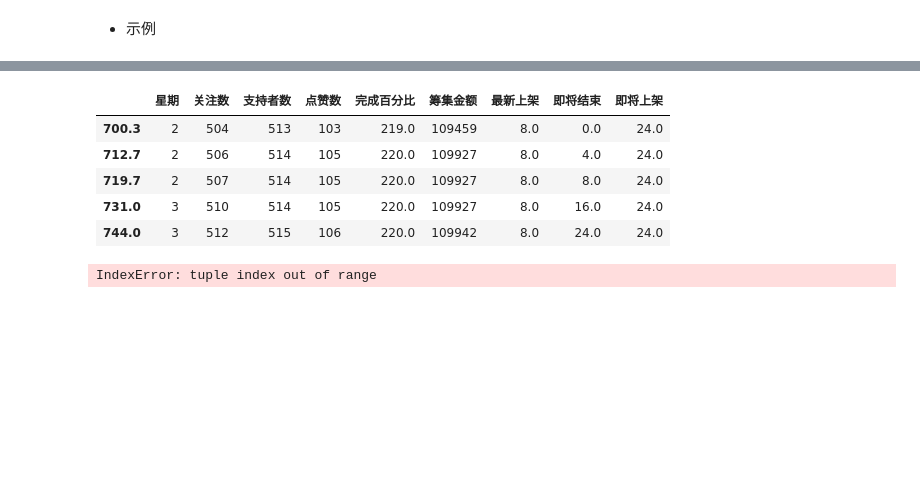
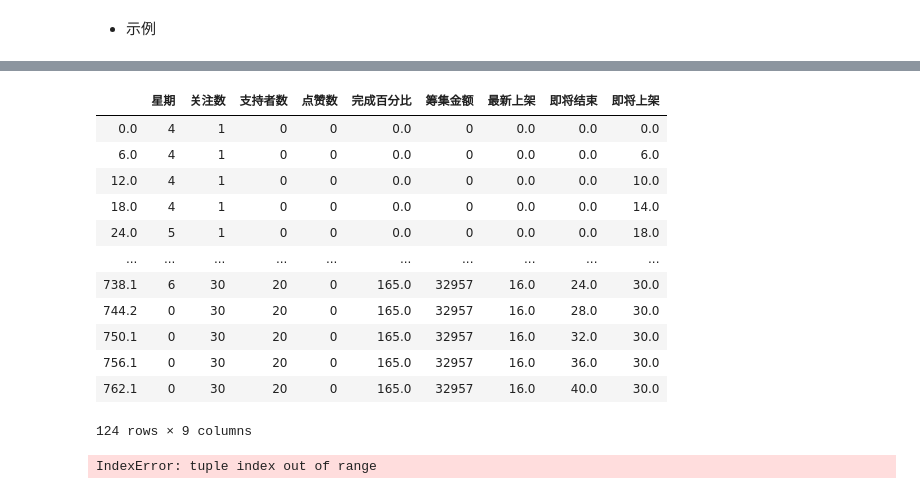
Before and after one commit to uscxiaoyu/crowdFundingDA, a Jupyter notebook: Data-analysis-Bass.ipynb, the cells around one changed output, grey strips where cells are left out. Cells and saved outputs as stored; diff of their text form; code cells hidden in the pictures; blank space fills up the shorter version.

```diff
--- a/Data-analysis-Bass.ipynb
+++ b/Data-analysis-Bass.ipynb
@@ -9,7 +9,7 @@ from bson import ObjectId
 from pymongo import MongoClient
 from scipy.optimize import minimize
 # %%
-client = MongoClient('localhost', 27017)
+client = MongoClient('127.0.0.1', 27017)
 db = client.moniter_crowdfunding
 # %%
 db.list_collection_names()
@@ -108,6 +136,8 @@ def get_demo_data(a_dict, t_dict, pid):
             t_dict[key] = get_demo_data(a_dict[key], {}, pid)
         elif key == "监测时间":
             t_dict[key] = t_dict.get(key, []) + [a_dict[key]]
+        else:
+            pass
 
     return t_dict
 # %% [markdown]
@@ -150,6 +180,6 @@ list(project.find({"状态变换时间0-1": {"$gt": datetime.datetime(2019, 6, 1
 # %%
 try:
-    item = project.find_one({"_id": '115754'})  # 项目历史信息
+    item = project.find_one({"_id": '121291'})  # 项目历史信息
     p_df = to_df(item)  # 转换扩散数据
     t_start, t_end = p_df.index[0], p_df.index[-1]  # 项目扩散数据最早与最晚时间点
     f_page = front_page.find({"监测时间": {"$gte":t_start, "$lte":t_end}},
@@ -176,11 +262,24 @@ except Exception as e:
 # %%
 a_dict = {}  # 初始化
-for index in clean_eff_front_df.index:
-    for col in eff_col_names:
-        if clean_eff_front_df.loc[index, col]:
-            a_dict[col] = a_dict.get(col, []) + [pd.Timedelta(4, unit='hour').to_pytimedelta().total_seconds()/3600]
-        else:
-            a_dict[col] = a_dict.get(col, []) + [0]
+for i, idx in enumerate(clean_eff_front_df.index):
+    if i == 0:
+        for col in eff_col_names:
+            if clean_eff_front_df.loc[idx, col]:
+                a_dict[col] = [6]
+            else:
+                a_dict[col] = [0]
+    else:
+        for col in eff_col_names:
+            if clean_eff_front_df.loc[idx, col]:
+                if a_dict[col][-1] == 0:
+                    a_dict[col] = a_dict[col] + [6]
+                else:
+                    a_dict[col] = a_dict.get(col, []) + [round((clean_eff_front_df.index[i] - \
+                                                      clean_eff_front_df.index[i-1]).
+                                                     to_pytimedelta().total_seconds()\
+                                                     /3600, 0)]
+            else:
+                a_dict[col] = a_dict.get(col, []) + [0]
 
 a_dict_2 = {col: np.cumsum(a_dict[col]) for col in a_dict}
 clean_df = pd.DataFrame(a_dict_2, index=clean_eff_front_df.index)
@@ -203,14 +322,21 @@ t_list = list(map(lambda x : round(x.to_pytimedelta().total_seconds()/3600, 1),
 
 m_df.index = t_list
 # %%
-m_df.tail()
+m_df
 # %% [output]
 |  | 星期 | 关注数 | 支持者数 | 点赞数 | 完成百分比 | 筹集金额 | 最新上架 | 即将结束 | 即将上架 |
-| 700.3 | 2 | 504 | 513 | 103 | 219.0 | 109459 | 8.0 | 0.0 | 24.0 |
-| 712.7 | 2 | 506 | 514 | 105 | 220.0 | 109927 | 8.0 | 4.0 | 24.0 |
-| 719.7 | 2 | 507 | 514 | 105 | 220.0 | 109927 | 8.0 | 8.0 | 24.0 |
-| 731.0 | 3 | 510 | 514 | 105 | 220.0 | 109927 | 8.0 | 16.0 | 24.0 |
-| 744.0 | 3 | 512 | 515 | 106 | 220.0 | 109942 | 8.0 | 24.0 | 24.0 |
+| 0.0 | 4 | 1 | 0 | 0 | 0.0 | 0 | 0.0 | 0.0 | 0.0 |
+| 6.0 | 4 | 1 | 0 | 0 | 0.0 | 0 | 0.0 | 0.0 | 6.0 |
+| 12.0 | 4 | 1 | 0 | 0 | 0.0 | 0 | 0.0 | 0.0 | 10.0 |
+| 18.0 | 4 | 1 | 0 | 0 | 0.0 | 0 | 0.0 | 0.0 | 14.0 |
+| 24.0 | 5 | 1 | 0 | 0 | 0.0 | 0 | 0.0 | 0.0 | 18.0 |
+| ... | ... | ... | ... | ... | ... | ... | ... | ... | ... |
+| 738.1 | 6 | 30 | 20 | 0 | 165.0 | 32957 | 16.0 | 24.0 | 30.0 |
+| 744.2 | 0 | 30 | 20 | 0 | 165.0 | 32957 | 16.0 | 28.0 | 30.0 |
+| 750.1 | 0 | 30 | 20 | 0 | 165.0 | 32957 | 16.0 | 32.0 | 30.0 |
+| 756.1 | 0 | 30 | 20 | 0 | 165.0 | 32957 | 16.0 | 36.0 | 30.0 |
+| 762.1 | 0 | 30 | 20 | 0 | 165.0 | 32957 | 16.0 | 40.0 | 30.0 |
+124 rows × 9 columns
 # %%
 import matplotlib
 myfont = matplotlib.font_manager.FontProperties(fname='/System/Library/Fonts/STHeiti Light.ttc')
```
Also changed, not shown: parts of 13 cells of this notebook, 1 other file.
